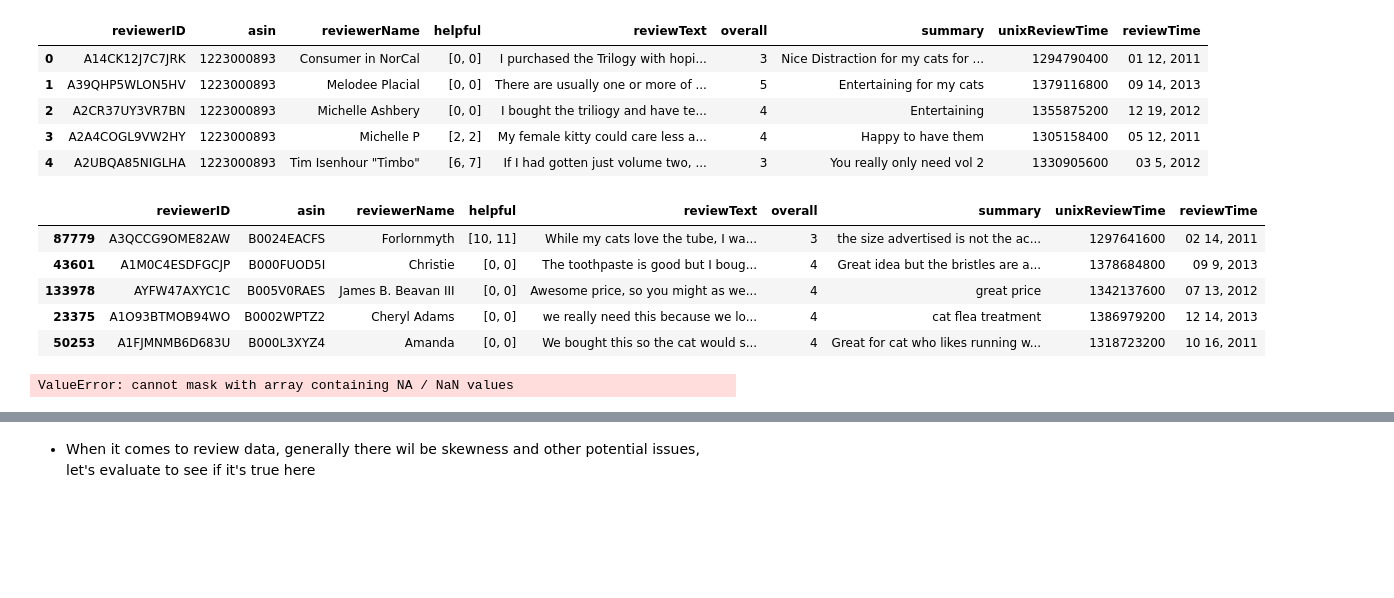
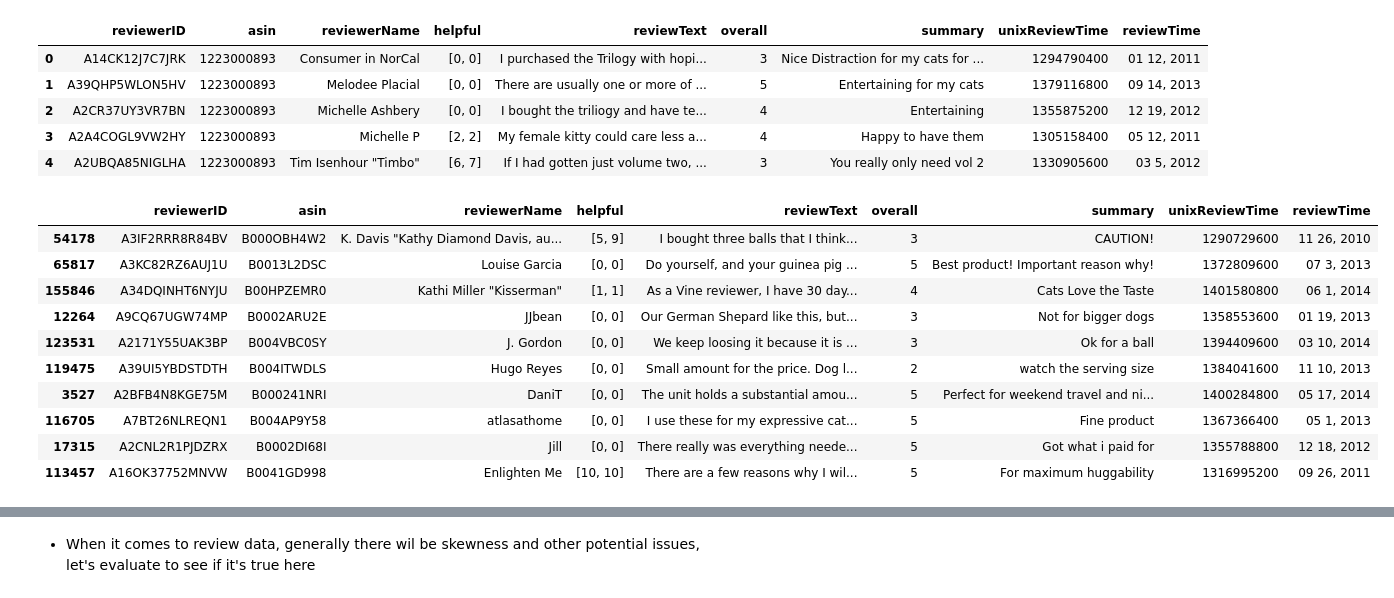
Before and after one commit to nycdatasci/live-learning-sessions, a Jupyter notebook: introduction-to-text-mining/Amazon Pet Reviews.ipynb, the cells around one changed output, grey strips where cells are left out. Drawn from its saved outputs; the diff is of its cells as text; code cells hidden in the pictures; blank space fills up the shorter version.

```diff
--- a/introduction-to-text-mining/Amazon Pet Reviews.ipynb
+++ b/introduction-to-text-mining/Amazon Pet Reviews.ipynb
@@ -53,19 +27,16 @@ df.head()
 | 3 | A2A4COGL9VW2HY | 1223000893 | Michelle P | [2, 2] | My female kitty could care less a... | 4 | Happy to have them | 1305158400 | 05 12, 2011 |
 | 4 | A2UBQA85NIGLHA | 1223000893 | Tim Isenhour "Timbo" | [6, 7] | If I had gotten just volume two, ... | 3 | You really only need vol 2 | 1330905600 | 03 5, 2012 |
 # %%
-df.sample(5)
+df.sample(10)
 # %% [output]
 |  | reviewerID | asin | reviewerName | helpful | reviewText | overall | summary | unixReviewTime | reviewTime |
-| 87779 | A3QCCG9OME82AW | B0024EACFS | Forlornmyth | [10, 11] | While my cats love the tube, I wa... | 3 | the size advertised is not the ac... | 1297641600 | 02 14, 2011 |
-| 43601 | A1M0C4ESDFGCJP | B000FUOD5I | Christie | [0, 0] | The toothpaste is good but I boug... | 4 | Great idea but the bristles are a... | 1378684800 | 09 9, 2013 |
-| 133978 | AYFW47AXYC1C | B005V0RAES | James B. Beavan III | [0, 0] | Awesome price, so you might as we... | 4 | great price | 1342137600 | 07 13, 2012 |
-| 23375 | A1O93BTMOB94WO | B0002WPTZ2 | Cheryl Adams | [0, 0] | we really need this because we lo... | 4 | cat flea treatment | 1386979200 | 12 14, 2013 |
-| 50253 | A1FJMNMB6D683U | B000L3XYZ4 | Amanda | [0, 0] | We bought this so the cat would s... | 4 | Great for cat who likes running w... | 1318723200 | 10 16, 2011 |
+| 54178 | A3IF2RRR8R84BV | B000OBH4W2 | K. Davis "Kathy Diamond Davis, au... | [5, 9] | I bought three balls that I think... | 3 | CAUTION! | 1290729600 | 11 26, 2010 |
+| 65817 | A3KC82RZ6AUJ1U | B0013L2DSC | Louise Garcia | [0, 0] | Do yourself, and your guinea pig ... | 5 | Best product! Important reason why! | 1372809600 | 07 3, 2013 |
+| 155846 | A34DQINHT6NYJU | B00HPZEMR0 | Kathi Miller "Kisserman" | [1, 1] | As a Vine reviewer, I have 30 day... | 4 | Cats Love the Taste | 1401580800 | 06 1, 2014 |
+| 12264 | A9CQ67UGW74MP | B0002ARU2E | JJbean | [0, 0] | Our German Shepard like this, but... | 3 | Not for bigger dogs | 1358553600 | 01 19, 2013 |
+| 123531 | A2171Y55UAK3BP | B004VBC0SY | J. Gordon | [0, 0] | We keep loosing it because it is ... | 3 | Ok for a ball | 1394409600 | 03 10, 2014 |
+| 119475 | A39UI5YBDSTDTH | B004ITWDLS | Hugo Reyes | [0, 0] | Small amount for the price. Dog l... | 2 | watch the serving size | 1384041600 | 11 10, 2013 |
+| 3527 | A2BFB4N8KGE75M | B000241NRI | DaniT | [0, 0] | The unit holds a substantial amou... | 5 | Perfect for weekend travel and ni... | 1400284800 | 05 17, 2014 |
+| 116705 | A7BT26NLREQN1 | B004AP9Y58 | atlasathome | [0, 0] | I use these for my expressive cat... | 5 | Fine product | 1367366400 | 05 1, 2013 |
+| 17315 | A2CNL2R1PJDZRX | B0002DI68I | Jill | [0, 0] | There really was everything neede... | 5 | Got what i paid for | 1355788800 | 12 18, 2012 |
+| 113457 | A16OK37752MNVW | B0041GD998 | Enlighten Me | [10, 10] | There are a few reasons why I wil... | 5 | For maximum huggability | 1316995200 | 09 26, 2011 |
-# %%
-#First there seems to be some "default tags", let's see how many of those exists in our data sets
-
-df[df['reviewerName'].str.contains('Consumer')]
-
-#notice one issue commonly encountered
-# %% [output]
-ValueError: cannot mask with array containing NA / NaN values
```
Also changed, not shown: parts of 36 cells of this notebook.
